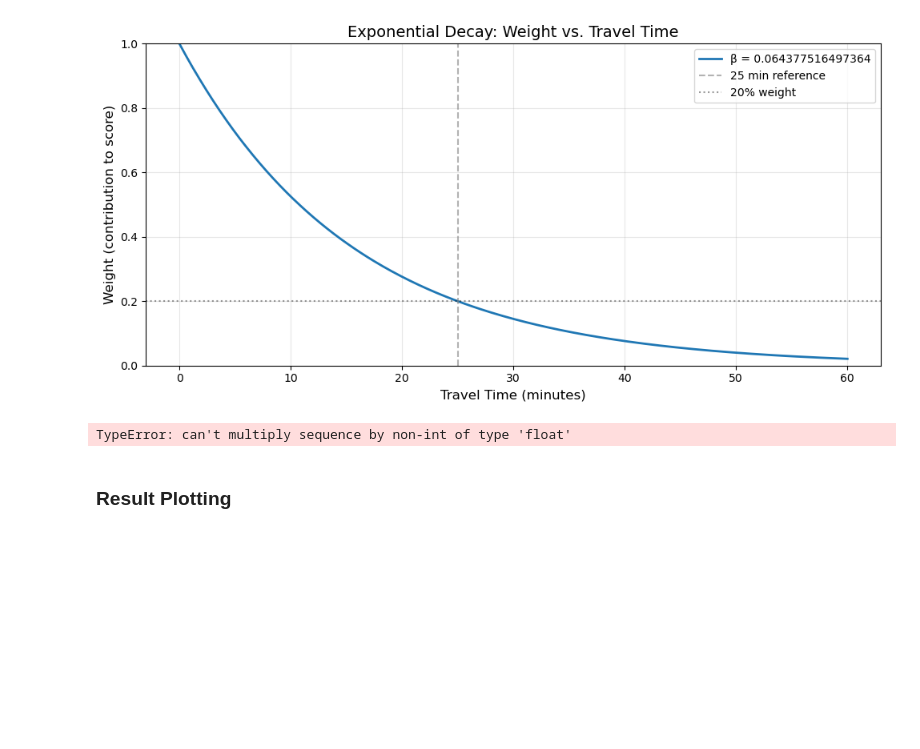
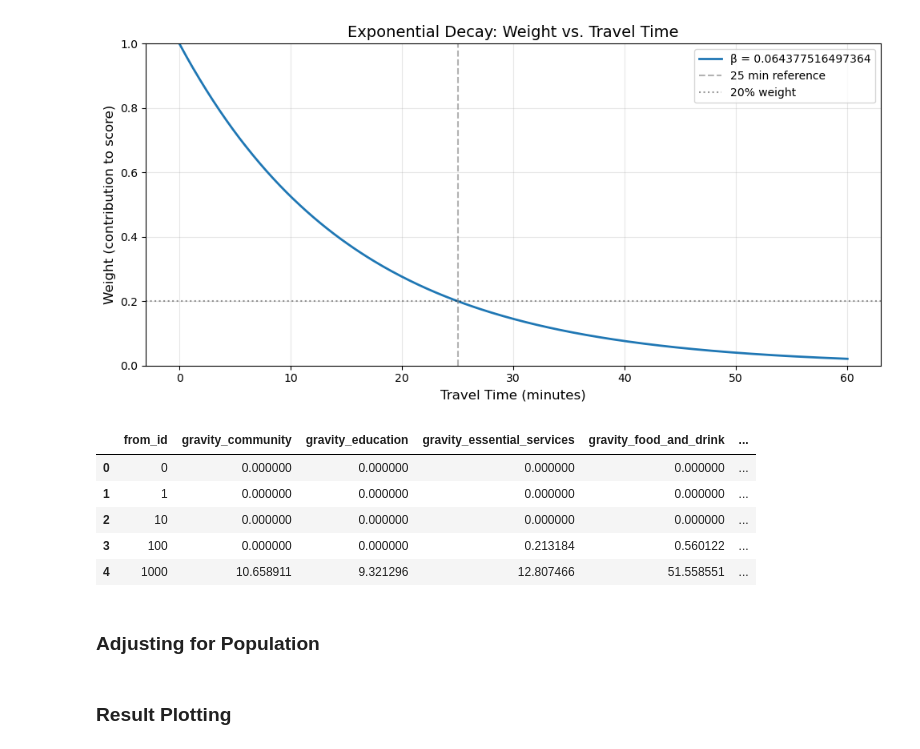
Before and after one commit to giucu/Amenity-Accessibility-Index, a Jupyter notebook: singaport.ipynb, the cells around one changed output. Saved outputs shown, nothing was run; the diff lists cells and outputs as text; code cells hidden in the pictures; blank space fills up the shorter version.

```diff
--- a/singaport.ipynb
+++ b/singaport.ipynb
@@ -162,19 +155,41 @@ for cutoff in [25]:
 # %% [output]
 cutoff=25min, 50% weight retained → β = 0.0644
 [figure]
+# %%
+def compute_gravity_scores(travel_time_matrix, destinations, beta=0.08):
+    tt = travel_time_matrix.pivot(index="from_id", columns="to_id", values="travel_time").reset_index()
+    tt.columns.name = None
+    value_cols = [c for c in tt.columns if c != "from_id"]
+
+    tt[value_cols] = tt[value_cols].apply(pd.to_numeric, errors="coerce")
+    decayed = np.exp(-beta * tt[value_cols]).fillna(0)
+
+    result = tt[["from_id"]].copy()
+    for amenity_class, group in destinations.groupby("amenity class"):
+        dest_ids = set(group["id"].tolist())
+        matching_cols = [c for c in decayed.columns if c in dest_ids]
+
+        col_name = f"gravity_{amenity_class.lower().replace(' ', '_')}"
+        result[col_name] = decayed[matching_cols].sum(axis=1) if matching_cols else 0
+
+    # clean up pivot index name and ensure from_id is first column
+    result = result.rename(columns={"to_id": "from_id"}).reset_index(drop=True)
+    result = result[["from_id"] + [c for c in result.columns if c.startswith("gravity_")]]
+
+    # add average gravity score across all categories
+    gravity_cols = [c for c in result.columns if c.startswith("gravity_")]
+    result["avg_gravity"] = result[gravity_cols].mean(axis=1)
+
+    return result
 # %%
-def compute_gravity_scores(travel_time_matrix, beta=0.1, id_col="from_id"):
-    tt = travel_time_matrix.copy()
-    value_cols = [c for c in tt.columns if c != id_col]
-
-    # apply exponential decay to all travel time columns, NaN → 0 (unreachable = no contribution)
-    decayed = tt[value_cols].apply(lambda col: np.exp(-beta * col)).fillna(0)
-
-    result = tt[[id_col]].copy()
-    result["gravity_score"] = decayed.sum(axis=1)
-    return result
-
-gravity = compute_gravity_scores(travel_time_matrix, beta=0.0644)
+gravity = compute_gravity_scores(travel_time_matrix, destinations=essentials, beta=0.0644)
 gravity.head(5)
 # %% [output]
-TypeError: can't multiply sequence by non-int of type 'float'
+|  | from_id | gravity_community | gravity_education | gravity_essential_services | gravity_food_and_drink | ... |
+| 0 | 0 | 0.000000 | 0.000000 | 0.000000 | 0.000000 | ... |
+| 1 | 1 | 0.000000 | 0.000000 | 0.000000 | 0.000000 | ... |
+| 2 | 10 | 0.000000 | 0.000000 | 0.000000 | 0.000000 | ... |
+| 3 | 100 | 0.000000 | 0.000000 | 0.213184 | 0.560122 | ... |
+| 4 | 1000 | 10.658911 | 9.321296 | 12.807466 | 51.558551 | ... |
+# %% [markdown]
+### **Adjusting for Population**
```
Also changed, not shown: parts of 8 cells of this notebook, 1 other file.
